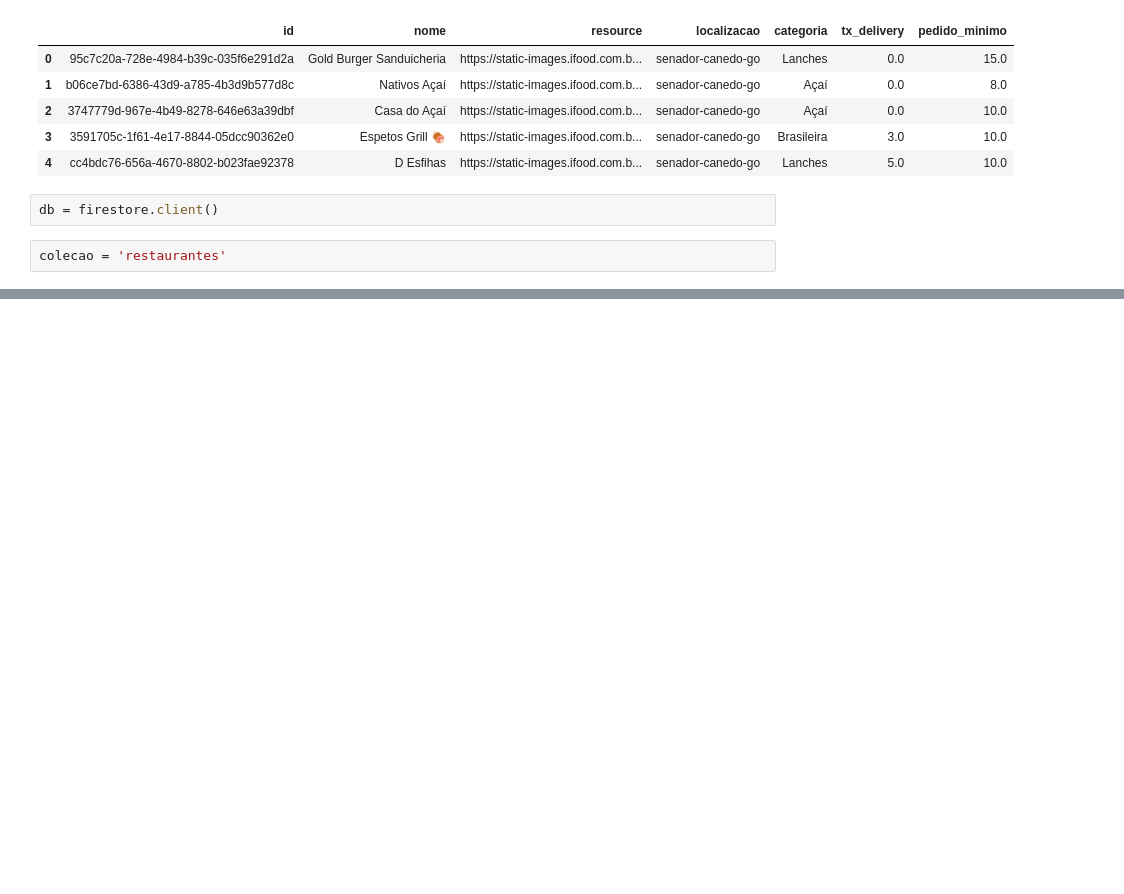
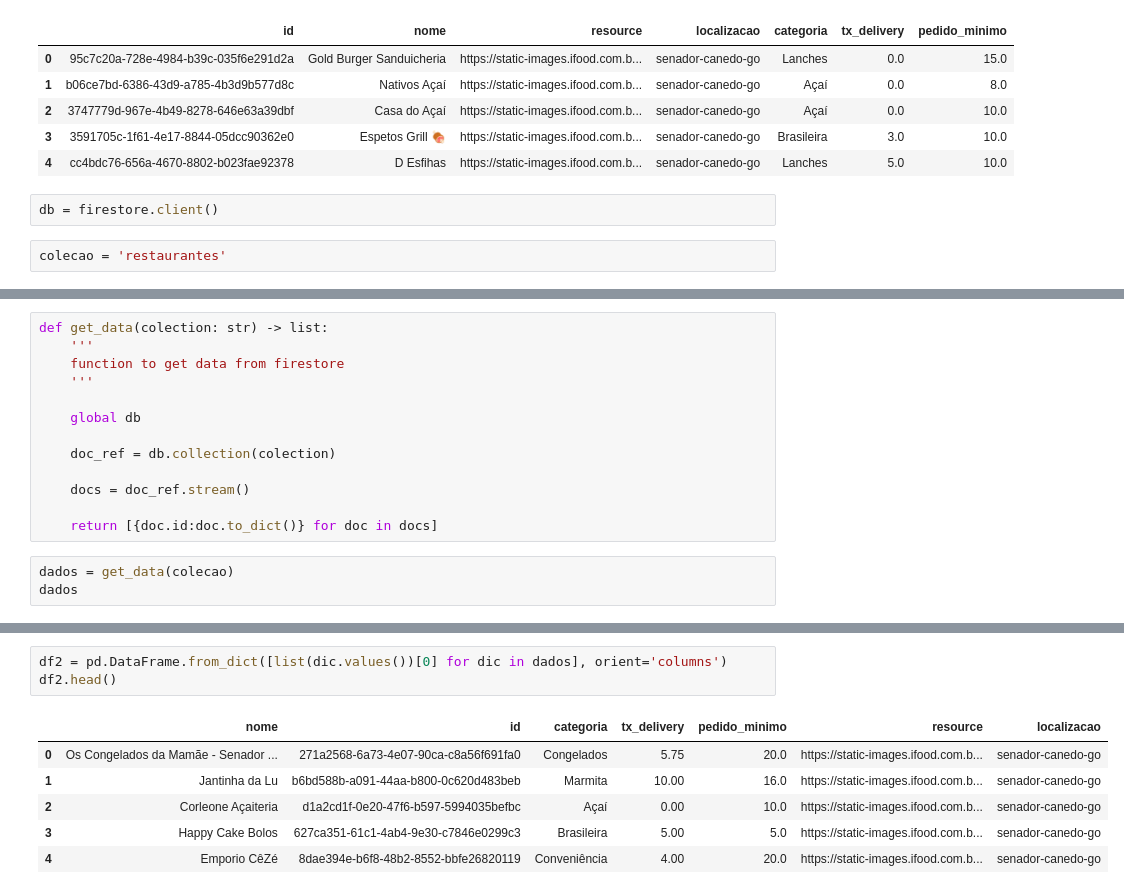
Before and after one commit to victorbertoldo/py, a Jupyter notebook: python_intermediario/firebase-restaurantes.ipynb, the cells around one changed output, grey strips where cells are left out. Cells and saved outputs as stored; diff of their text form; blank space fills up the shorter version.

```diff
--- a/python_intermediario/firebase-restaurantes.ipynb
+++ b/python_intermediario/firebase-restaurantes.ipynb
@@ -49,0 +54,16 @@ TypeError: put_data() missing 1 required positional argument: 'df'
+# %%
+def get_data(colection: str) -> list:
+    '''
+    function to get data from firestore
+    '''
+
+    global db
+
+    doc_ref = db.collection(colection)
+
+    docs = doc_ref.stream()
+
+    return [{doc.id:doc.to_dict()} for doc in docs]
+# %%
+dados = get_data(colecao)
+dados
@@ -49,0 +108,10 @@ TypeError: put_data() missing 1 required positional argument: 'df'
+# %%
+df2 = pd.DataFrame.from_dict([list(dic.values())[0] for dic in dados], orient='columns')
+df2.head()
+# %% [output]
+|  | nome | id | categoria | tx_delivery | pedido_minimo | resource | localizacao |
+| 0 | Os Congelados da Mamãe - Senador ... | 271a2568-6a73-4e07-90ca-c8a56f691fa0 | Congelados | 5.75 | 20.0 | https://static-images.ifood.com.b... | senador-canedo-go |
+| 1 | Jantinha da Lu | b6bd588b-a091-44aa-b800-0c620d483beb | Marmita | 10.00 | 16.0 | https://static-images.ifood.com.b... | senador-canedo-go |
+| 2 | Corleone Açaiteria | d1a2cd1f-0e20-47f6-b597-5994035befbc | Açaí | 0.00 | 10.0 | https://static-images.ifood.com.b... | senador-canedo-go |
+| 3 | Happy Cake Bolos | 627ca351-61c1-4ab4-9e30-c7846e0299c3 | Brasileira | 5.00 | 5.0 | https://static-images.ifood.com.b... | senador-canedo-go |
+| 4 | Emporio CêZé | 8dae394e-b6f8-48b2-8552-bbfe26820119 | Conveniência | 4.00 | 20.0 | https://static-images.ifood.com.b... | senador-canedo-go |
```
Also changed, not shown: parts of 9 cells of this notebook, 3 other files.
